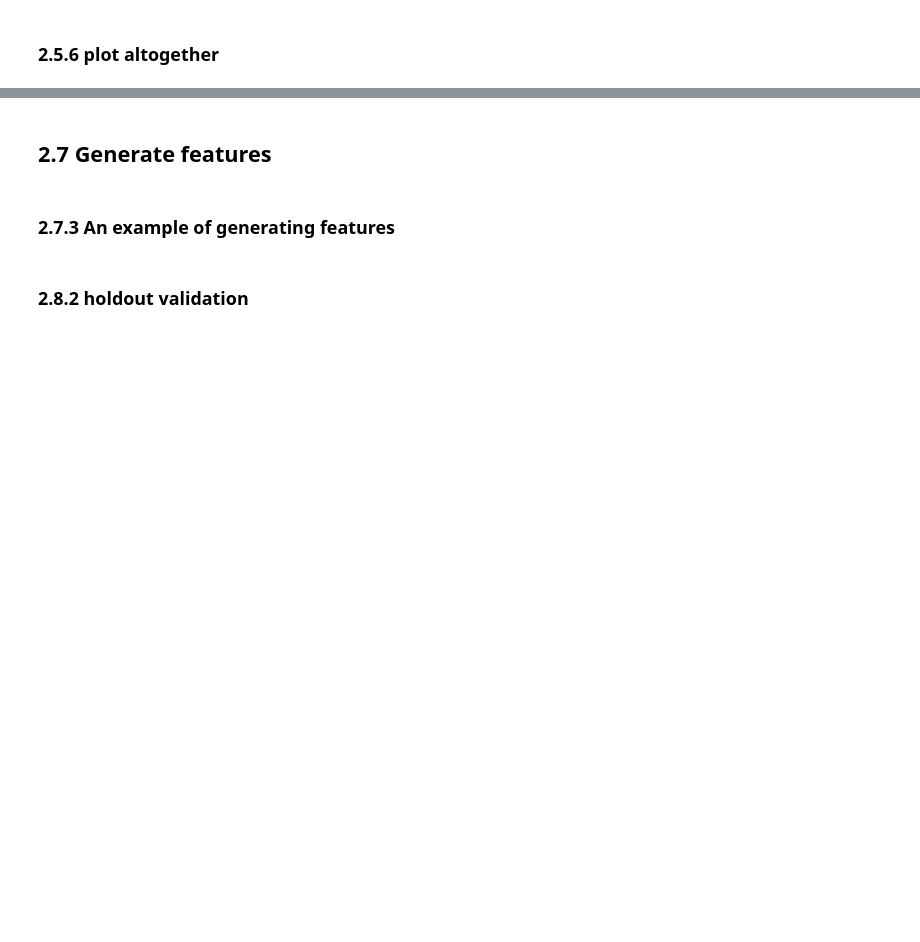
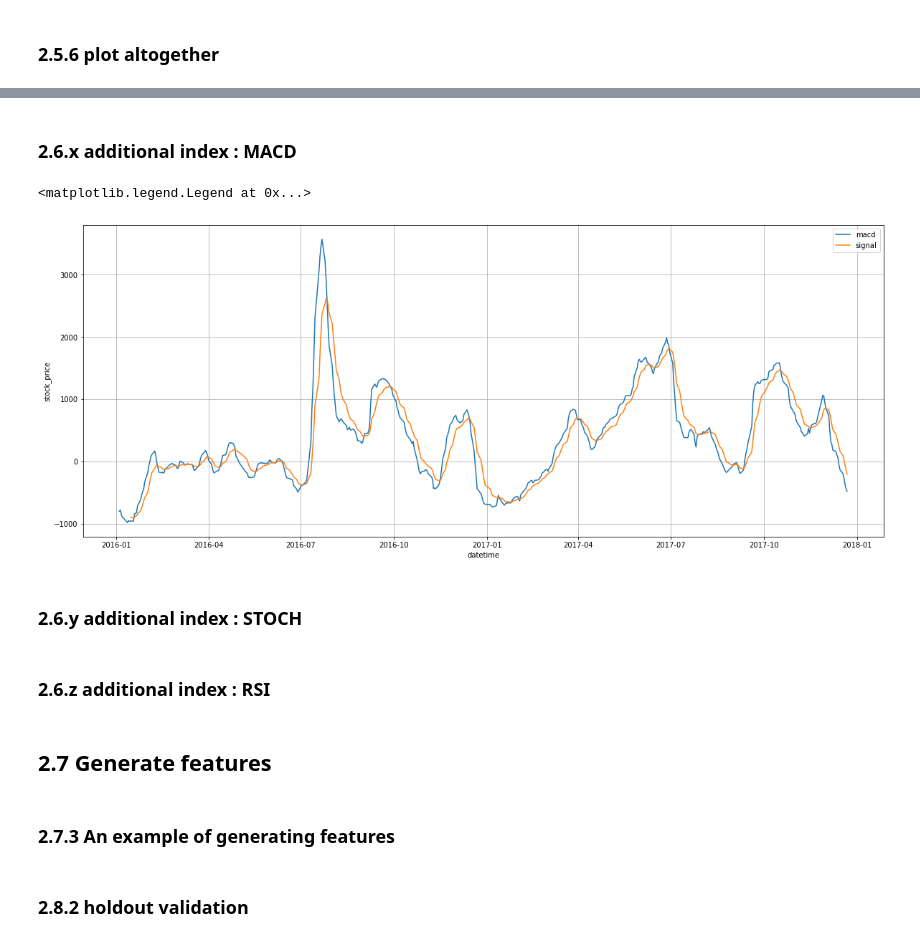
Before and after one commit to eritsi/signate_jquants_test, a Jupyter notebook: J-Quants_tutorial.ipynb, the cells around one changed output, grey strips where cells are left out. Saved outputs shown, nothing was run; the diff lists cells and outputs as text; code cells hidden in the pictures; blank space fills up the shorter version.

Commit message:
add MACD

```diff
--- a/J-Quants_tutorial.ipynb
+++ b/J-Quants_tutorial.ipynb
@@ -428,3 +461,58 @@ for _ax in ax:
+# %% [markdown]
+### 2.6.x additional index : MACD
+# %%
+price_data = dfs["stock_price"]
+
+# narrow down to a single stock code
+# skipped since already narrowed down when load a stock price data from Quandl.
+
+# delimited 2016:2019
+price_data = price_data["2015":"2019"].copy()
+
+# define SMA, EMA
+def sma(src, period):
+
+    return src.rolling(period, min_periods=1).mean()
+
+def ema(src, period):
+    ema = np.zeros(len(src))
+    ema[:] = np.nan # NaN initialize
+    ema[period-1] = src[:period].mean() # SMA for the first periods
+
+    for day in range(period, len(src)):
+        ema[day] = ema[day-1] + (src[day] - ema[day-1]) / (period + 1) * 2
+
+    return ema
+
+# calculate EMA for 12days, 26days
+periods = [12, 26]
+signal_smoothing = 9
+cols = []
+for period in periods:
+    col = "{} windows exponential moving average".format(period)
+    price_data[col] = ema(price_data["Close"], period).round(1)
+    cols.append(col)
+
+price_data = price_data["2016":"2019"].copy()
+price_data["macd"] = price_data[cols[0]] - price_data[cols[1]]
+price_data["signal"] = ema(price_data["macd"], signal_smoothing).round(1)
+
+# plot
+fig, ax = plt.subplots(figsize=(20, 8))
+
+for col in ["macd", "signal"]:
+    ax.plot(price_data[col], label=col)
+ax.set_ylabel("stock_price")
+ax.set_xlabel("datetime")
+ax.grid(True)
+ax.legend()
+# %% [output]
+<matplotlib.legend.Legend at 0x...>
+[figure, added]
+# %% [markdown]
+### 2.6.y additional index : STOCH
+# %% [markdown]
+### 2.6.z additional index : RSI
 # %% [markdown]
 ## 2.7 Generate features
 # %% [markdown]
```
Also changed, not shown: parts of 10 cells of this notebook.
